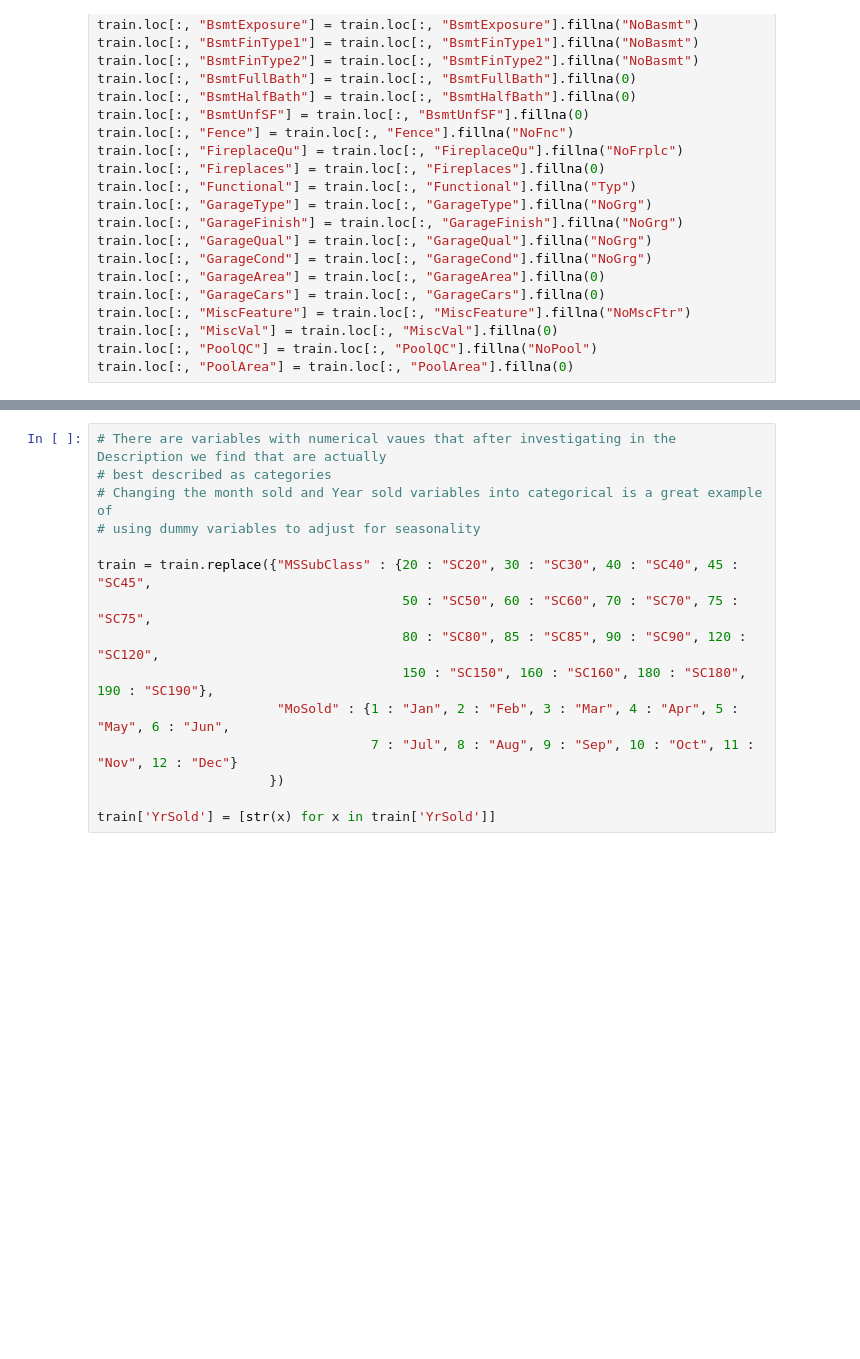
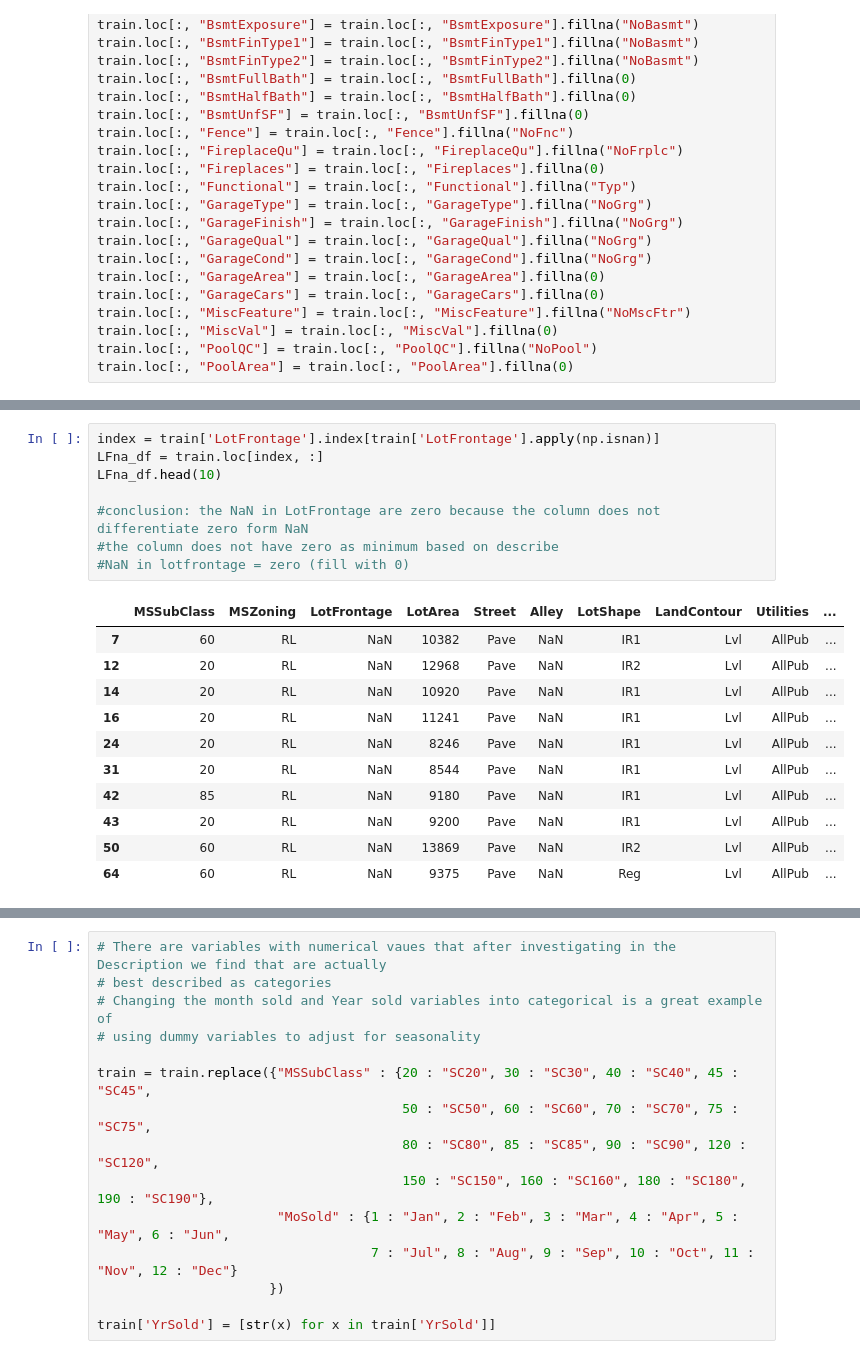
Before and after one commit to anselsantos/Machine_Learning_Kaggle, a Jupyter notebook: suicide_squad_machine_learning_kaggle.ipynb, the cells around one changed output, grey strips where cells are left out. Saved outputs shown, nothing was run; the diff lists cells and outputs as text; blank space fills up the shorter version.

```diff
--- a/suicide_squad_machine_learning_kaggle.ipynb
+++ b/suicide_squad_machine_learning_kaggle.ipynb
@@ -201,3 +255,23 @@ train.loc[:, "PoolArea"] = train.loc[:, "PoolArea"].fillna(0)
+# %%
+index = train['LotFrontage'].index[train['LotFrontage'].apply(np.isnan)]
+LFna_df = train.loc[index, :]
+LFna_df.head(10)
+
+#conclusion: the NaN in LotFrontage are zero because the column does not differentiate zero form NaN
+#the column does not have zero as minimum based on describe
+#NaN in lotfrontage = zero (fill with 0)
+# %% [output]
+|  | MSSubClass | MSZoning | LotFrontage | LotArea | Street | Alley | LotShape | LandContour | Utilities | ... |
+| 7 | 60 | RL | NaN | 10382 | Pave | NaN | IR1 | Lvl | AllPub | ... |
+| 12 | 20 | RL | NaN | 12968 | Pave | NaN | IR2 | Lvl | AllPub | ... |
+| 14 | 20 | RL | NaN | 10920 | Pave | NaN | IR1 | Lvl | AllPub | ... |
+| 16 | 20 | RL | NaN | 11241 | Pave | NaN | IR1 | Lvl | AllPub | ... |
+| 24 | 20 | RL | NaN | 8246 | Pave | NaN | IR1 | Lvl | AllPub | ... |
+| 31 | 20 | RL | NaN | 8544 | Pave | NaN | IR1 | Lvl | AllPub | ... |
+| 42 | 85 | RL | NaN | 9180 | Pave | NaN | IR1 | Lvl | AllPub | ... |
+| 43 | 20 | RL | NaN | 9200 | Pave | NaN | IR1 | Lvl | AllPub | ... |
+| 50 | 60 | RL | NaN | 13869 | Pave | NaN | IR2 | Lvl | AllPub | ... |
+| 64 | 60 | RL | NaN | 9375 | Pave | NaN | Reg | Lvl | AllPub | ... |
 # %%
 # By missing at random, decided to fill NA with 0 for BedroomAbvGr as missingness can be interpreted to be directly
 # related to lack of vaue
```
Also changed, not shown: parts of 6 cells of this notebook.
